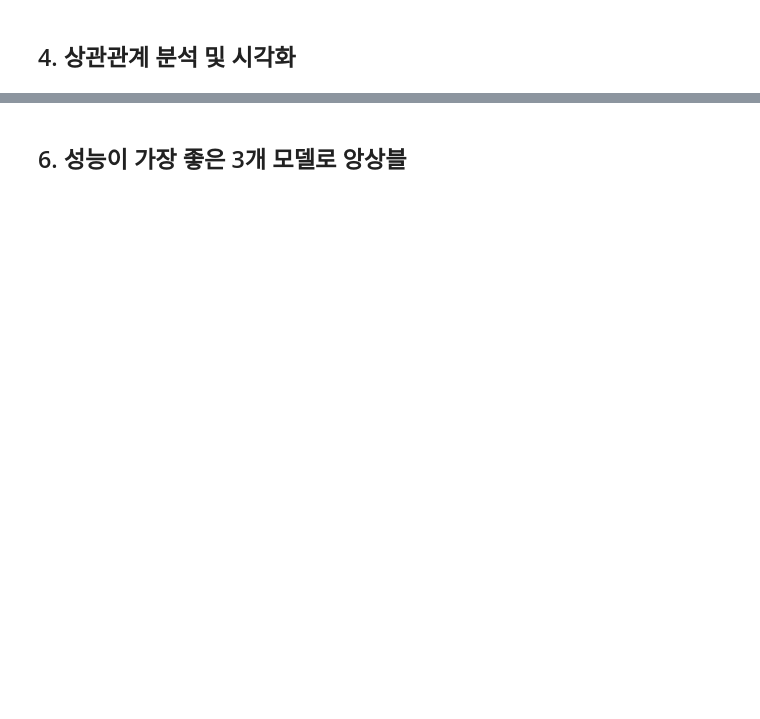
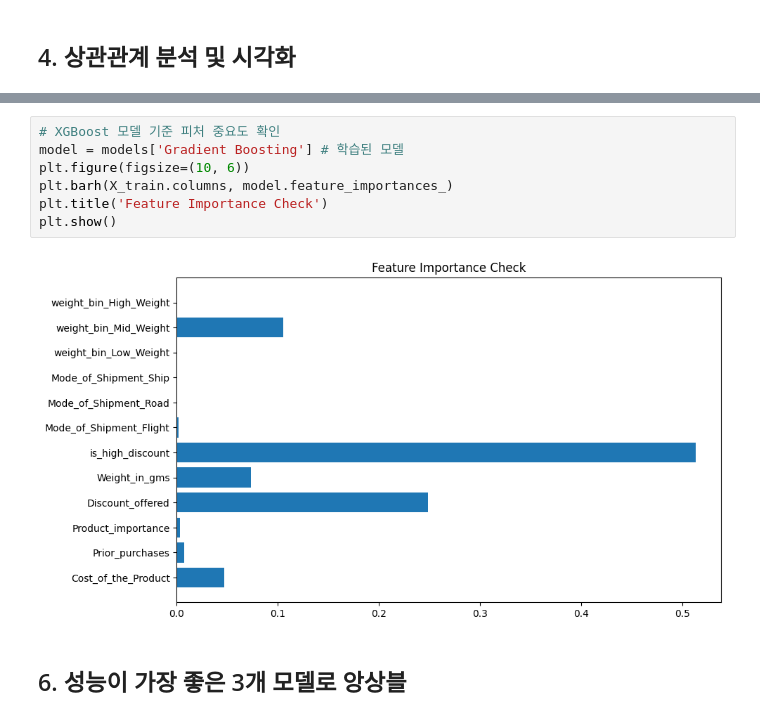
Before and after one commit to lamph0880/E-commerce, a Jupyter notebook: KBM/MiniProject.ipynb, the cells around one changed output, grey strips where cells are left out. Cells and saved outputs as stored; diff of their text form; blank space fills up the shorter version.

```diff
--- a/KBM/MiniProject.ipynb
+++ b/KBM/MiniProject.ipynb
@@ -305,3 +212,12 @@ LightGBM             | 0.6423
+# %%
+# XGBoost 모델 기준 피처 중요도 확인
+model = models['Gradient Boosting'] # 학습된 모델
+plt.figure(figsize=(10, 6))
+plt.barh(X_train.columns, model.feature_importances_)
+plt.title('Feature Importance Check')
+plt.show()
+# %% [output]
+[figure, added]
 # %% [markdown]
 ## 6. 성능이 가장 좋은 3개 모델로 앙상블
 # %%
```
Also changed, not shown: parts of 24 cells of this notebook.
